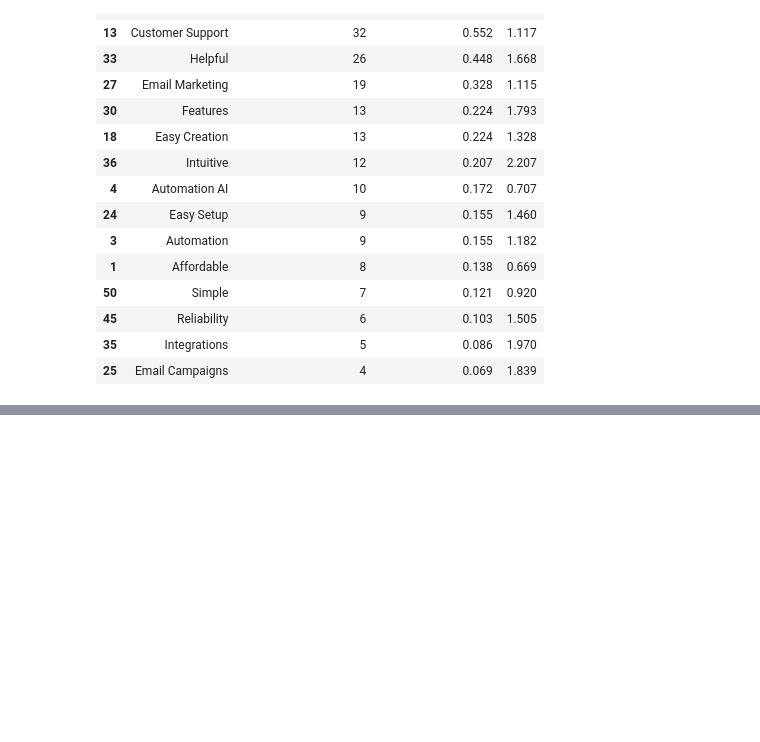
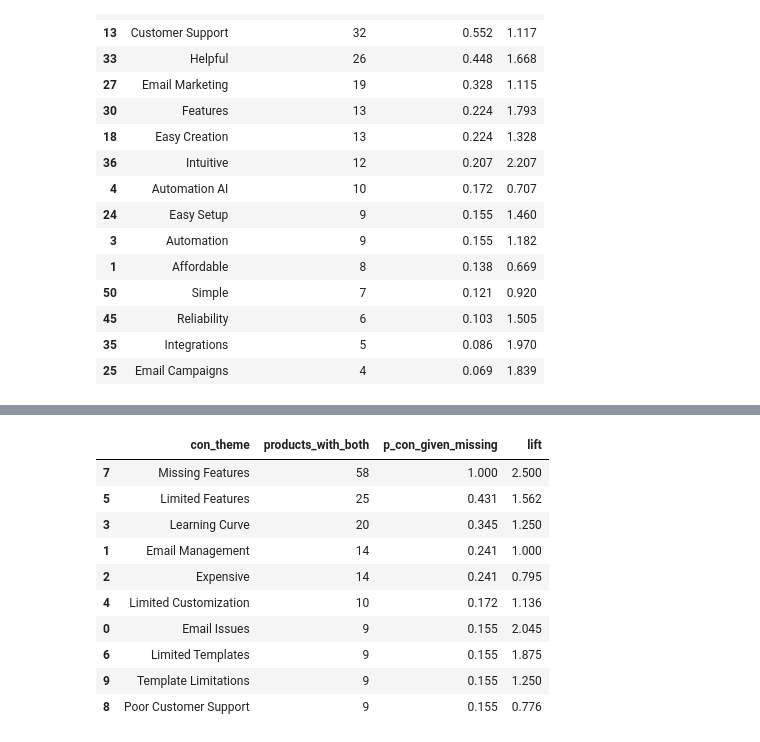
Before and after one commit to nastasiaoginska/Understanding-Trade-offs-in-Email-Marketing-Products, a Jupyter notebook: 02_market_and_competitive_analysis_email_marketing.ipynb, the cells around one changed output, grey strips where cells are left out. Cells and saved outputs as stored; diff of their text form; code cells hidden in the pictures; blank space fills up the shorter version.

```diff
--- a/02_market_and_competitive_analysis_email_marketing.ipynb
+++ b/02_market_and_competitive_analysis_email_marketing.ipynb
@@ -697,0 +731,16 @@ missing_pro.head(15)
+# %%
+pairs = []
+
+themes = con_presence.columns.tolist()
+
+for t1, t2 in itertools.combinations(themes, 2):
+    both = ((con_presence[t1] == 1) & (con_presence[t2] == 1)).sum()
+    if both > 0:
+        pairs.append({
+            "con_1": t1,
+            "con_2": t2,
+            "products_with_both": both
+        })
+
+con_pairs = pd.DataFrame(pairs)
+con_pairs.sort_values("products_with_both", ascending=False).head(10)
@@ -697,0 +759,40 @@ missing_pro.head(15)
+# %%
+rows = []
+
+con_cols = [c for c in con_presence.columns if c != target]
+
+for con in con_cols:
+    both = ((con_presence[con] == 1) & has_target).sum()
+    if both < 5:   # 🔴 критично: фильтр по поддержке
+        continue
+
+    p_con_given_target = both / n_target
+    p_con = con_presence[con].mean()
+
+    lift = p_con_given_target / p_con if p_con > 0 else np.nan
+
+    rows.append({
+        "con_theme": con,
+        "products_with_both": both,
+        "p_con_given_missing": round(p_con_given_target, 3),
+        "lift": round(lift, 3)
+    })
+
+missing_con = (
+    pd.DataFrame(rows)
+    .sort_values(["products_with_both", "lift"], ascending=False)
+)
+
+missing_con.head(15)
+# %% [output]
+|  | con_theme | products_with_both | p_con_given_missing | lift |
+| 7 | Missing Features | 58 | 1.000 | 2.500 |
+| 5 | Limited Features | 25 | 0.431 | 1.562 |
+| 3 | Learning Curve | 20 | 0.345 | 1.250 |
+| 1 | Email Management | 14 | 0.241 | 1.000 |
+| 2 | Expensive | 14 | 0.241 | 0.795 |
+| 4 | Limited Customization | 10 | 0.172 | 1.136 |
+| 0 | Email Issues | 9 | 0.155 | 2.045 |
+| 6 | Limited Templates | 9 | 0.155 | 1.875 |
+| 9 | Template Limitations | 9 | 0.155 | 1.250 |
+| 8 | Poor Customer Support | 9 | 0.155 | 0.776 |
```
Also changed, not shown: parts of 4 cells of this notebook.
